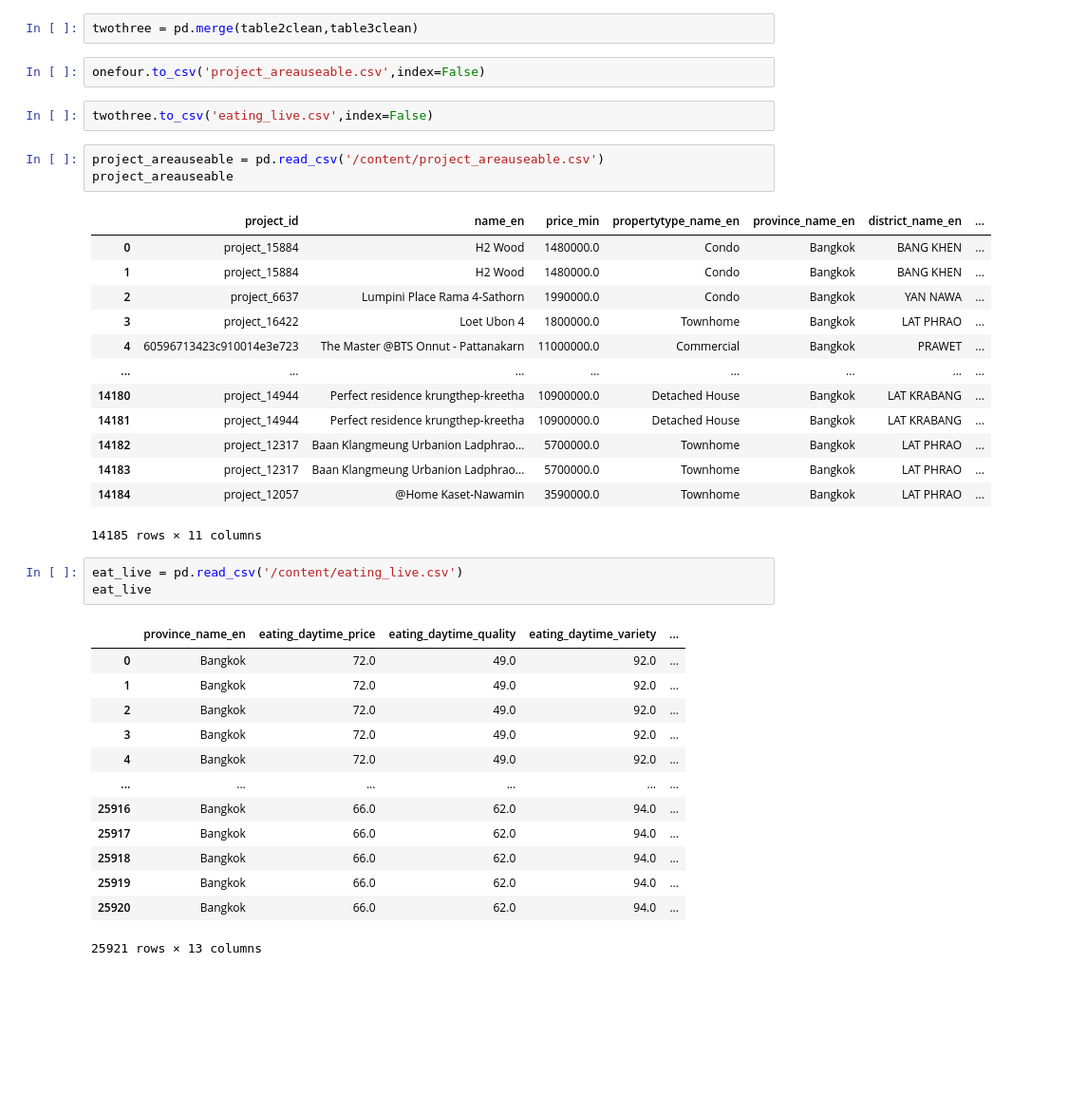
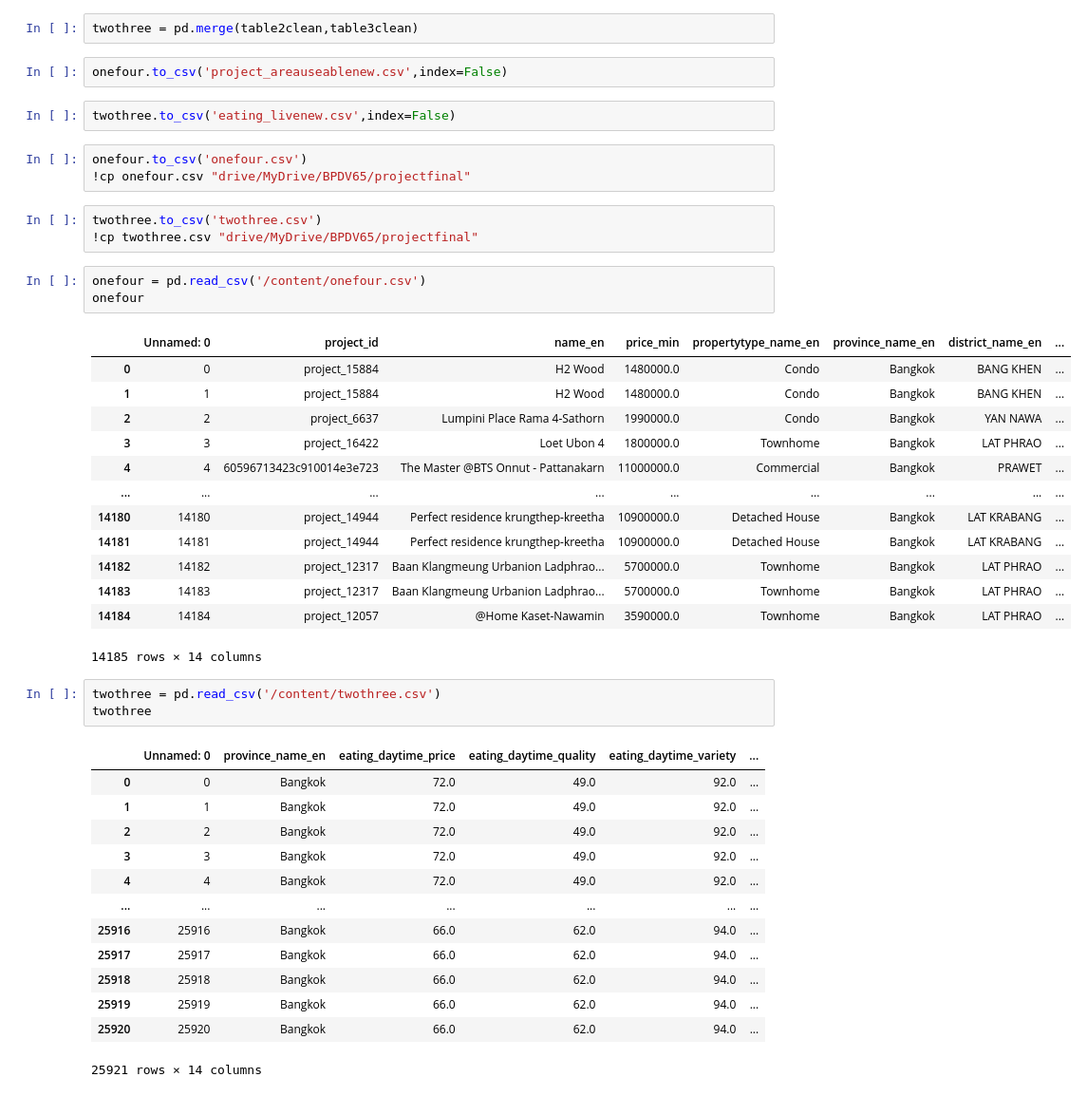
Before and after one commit to sucheerarighthere/BasicProg_DataViz65, a Jupyter notebook: ProjectFianl_PrepareData.ipynb, the cells around one changed output. Shown at 95% size. Saved outputs shown, nothing was run; the diff lists cells and outputs as text; blank space fills up the shorter version.

```diff
--- a/ProjectFianl_PrepareData.ipynb
+++ b/ProjectFianl_PrepareData.ipynb
@@ -333,40 +337,46 @@ onefour =pd.merge(table1clean,table4clean)
 # %%
 twothree = pd.merge(table2clean,table3clean)
 # %%
-onefour.to_csv('project_areauseable.csv',index=False)
+onefour.to_csv('project_areauseablenew.csv',index=False)
 # %%
-twothree.to_csv('eating_live.csv',index=False)
+twothree.to_csv('eating_livenew.csv',index=False)
+# %%
+onefour.to_csv('onefour.csv')
+!cp onefour.csv "drive/MyDrive/BPDV65/projectfinal"
+# %%
+twothree.to_csv('twothree.csv')
+!cp twothree.csv "drive/MyDrive/BPDV65/projectfinal"
 # %%
-project_areauseable = pd.read_csv('/content/project_areauseable.csv')
-project_areauseable
+onefour = pd.read_csv('/content/onefour.csv')
+onefour
 # %% [output]
-|  | project_id | name_en | price_min | propertytype_name_en | province_name_en | district_name_en | ... |
-| 0 | project_15884 | H2 Wood | 1480000.0 | Condo | Bangkok | BANG KHEN | ... |
-| 1 | project_15884 | H2 Wood | 1480000.0 | Condo | Bangkok | BANG KHEN | ... |
-| 2 | project_6637 | Lumpini Place Rama 4-Sathorn | 1990000.0 | Condo | Bangkok | YAN NAWA | ... |
-| 3 | project_16422 | Loet Ubon 4 | 1800000.0 | Townhome | Bangkok | LAT PHRAO | ... |
-| 4 | 60596713423c910014e3e723 | The Master @BTS Onnut - Pattanakarn | 11000000.0 | Commercial | Bangkok | PRAWET | ... |
-| ... | ... | ... | ... | ... | ... | ... | ... |
-| 14180 | project_14944 | Perfect residence krungthep-kreetha | 10900000.0 | Detached House | Bangkok | LAT KRABANG | ... |
-| 14181 | project_14944 | Perfect residence krungthep-kreetha | 10900000.0 | Detached House | Bangkok | LAT KRABANG | ... |
-| 14182 | project_12317 | Baan Klangmeung Urbanion Ladphrao... | 5700000.0 | Townhome | Bangkok | LAT PHRAO | ... |
-| 14183 | project_12317 | Baan Klangmeung Urbanion Ladphrao... | 5700000.0 | Townhome | Bangkok | LAT PHRAO | ... |
-| 14184 | project_12057 | @Home Kaset-Nawamin | 3590000.0 | Townhome | Bangkok | LAT PHRAO | ... |
+|  | Unnamed: 0 | project_id | name_en | price_min | propertytype_name_en | province_name_en | district_name_en | ... |
+| 0 | 0 | project_15884 | H2 Wood | 1480000.0 | Condo | Bangkok | BANG KHEN | ... |
+| 1 | 1 | project_15884 | H2 Wood | 1480000.0 | Condo | Bangkok | BANG KHEN | ... |
+| 2 | 2 | project_6637 | Lumpini Place Rama 4-Sathorn | 1990000.0 | Condo | Bangkok | YAN NAWA | ... |
+| 3 | 3 | project_16422 | Loet Ubon 4 | 1800000.0 | Townhome | Bangkok | LAT PHRAO | ... |
+| 4 | 4 | 60596713423c910014e3e723 | The Master @BTS Onnut - Pattanakarn | 11000000.0 | Commercial | Bangkok | PRAWET | ... |
+| ... | ... | ... | ... | ... | ... | ... | ... | ... |
+| 14180 | 14180 | project_14944 | Perfect residence krungthep-kreetha | 10900000.0 | Detached House | Bangkok | LAT KRABANG | ... |
+| 14181 | 14181 | project_14944 | Perfect residence krungthep-kreetha | 10900000.0 | Detached House | Bangkok | LAT KRABANG | ... |
+| 14182 | 14182 | project_12317 | Baan Klangmeung Urbanion Ladphrao... | 5700000.0 | Townhome | Bangkok | LAT PHRAO | ... |
+| 14183 | 14183 | project_12317 | Baan Klangmeung Urbanion Ladphrao... | 5700000.0 | Townhome | Bangkok | LAT PHRAO | ... |
+| 14184 | 14184 | project_12057 | @Home Kaset-Nawamin | 3590000.0 | Townhome | Bangkok | LAT PHRAO | ... |
-14185 rows × 11 columns
+14185 rows × 14 columns
 # %%
-eat_live = pd.read_csv('/content/eating_live.csv')
-eat_live
+twothree = pd.read_csv('/content/twothree.csv')
+twothree
 # %% [output]
-|  | province_name_en | eating_daytime_price | eating_daytime_quality | eating_daytime_variety | ... |
-| 0 | Bangkok | 72.0 | 49.0 | 92.0 | ... |
-| 1 | Bangkok | 72.0 | 49.0 | 92.0 | ... |
-| 2 | Bangkok | 72.0 | 49.0 | 92.0 | ... |
-| 3 | Bangkok | 72.0 | 49.0 | 92.0 | ... |
-| 4 | Bangkok | 72.0 | 49.0 | 92.0 | ... |
-| ... | ... | ... | ... | ... | ... |
-| 25916 | Bangkok | 66.0 | 62.0 | 94.0 | ... |
-| 25917 | Bangkok | 66.0 | 62.0 | 94.0 | ... |
-| 25918 | Bangkok | 66.0 | 62.0 | 94.0 | ... |
-| 25919 | Bangkok | 66.0 | 62.0 | 94.0 | ... |
-| 25920 | Bangkok | 66.0 | 62.0 | 94.0 | ... |
+|  | Unnamed: 0 | province_name_en | eating_daytime_price | eating_daytime_quality | eating_daytime_variety | ... |
+| 0 | 0 | Bangkok | 72.0 | 49.0 | 92.0 | ... |
+| 1 | 1 | Bangkok | 72.0 | 49.0 | 92.0 | ... |
+| 2 | 2 | Bangkok | 72.0 | 49.0 | 92.0 | ... |
+| 3 | 3 | Bangkok | 72.0 | 49.0 | 92.0 | ... |
+| 4 | 4 | Bangkok | 72.0 | 49.0 | 92.0 | ... |
+| ... | ... | ... | ... | ... | ... | ... |
+| 25916 | 25916 | Bangkok | 66.0 | 62.0 | 94.0 | ... |
+| 25917 | 25917 | Bangkok | 66.0 | 62.0 | 94.0 | ... |
+| 25918 | 25918 | Bangkok | 66.0 | 62.0 | 94.0 | ... |
+| 25919 | 25919 | Bangkok | 66.0 | 62.0 | 94.0 | ... |
+| 25920 | 25920 | Bangkok | 66.0 | 62.0 | 94.0 | ... |
-25921 rows × 13 columns
+25921 rows × 14 columns
```
Also changed, not shown: parts of 5 cells of this notebook.
